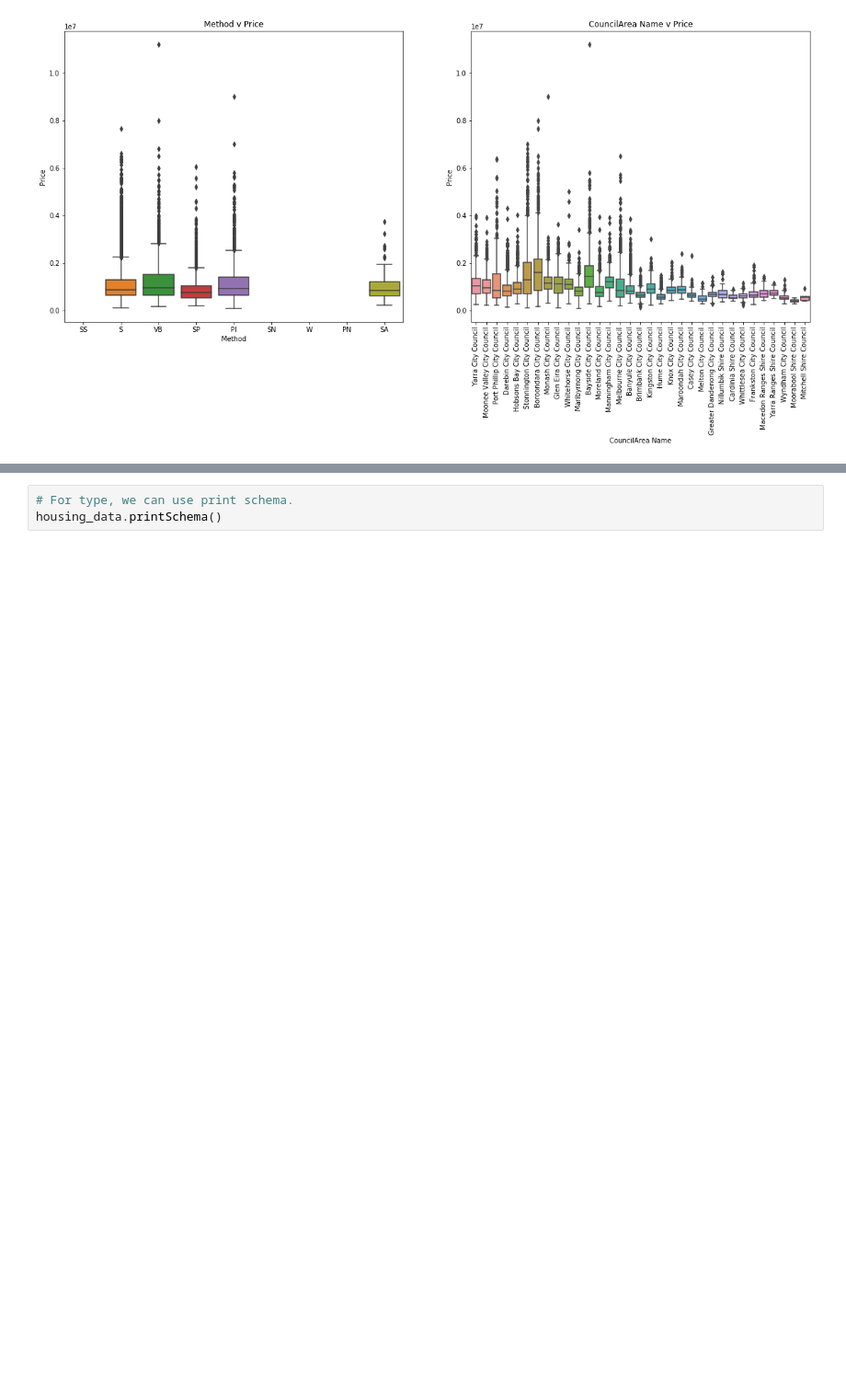
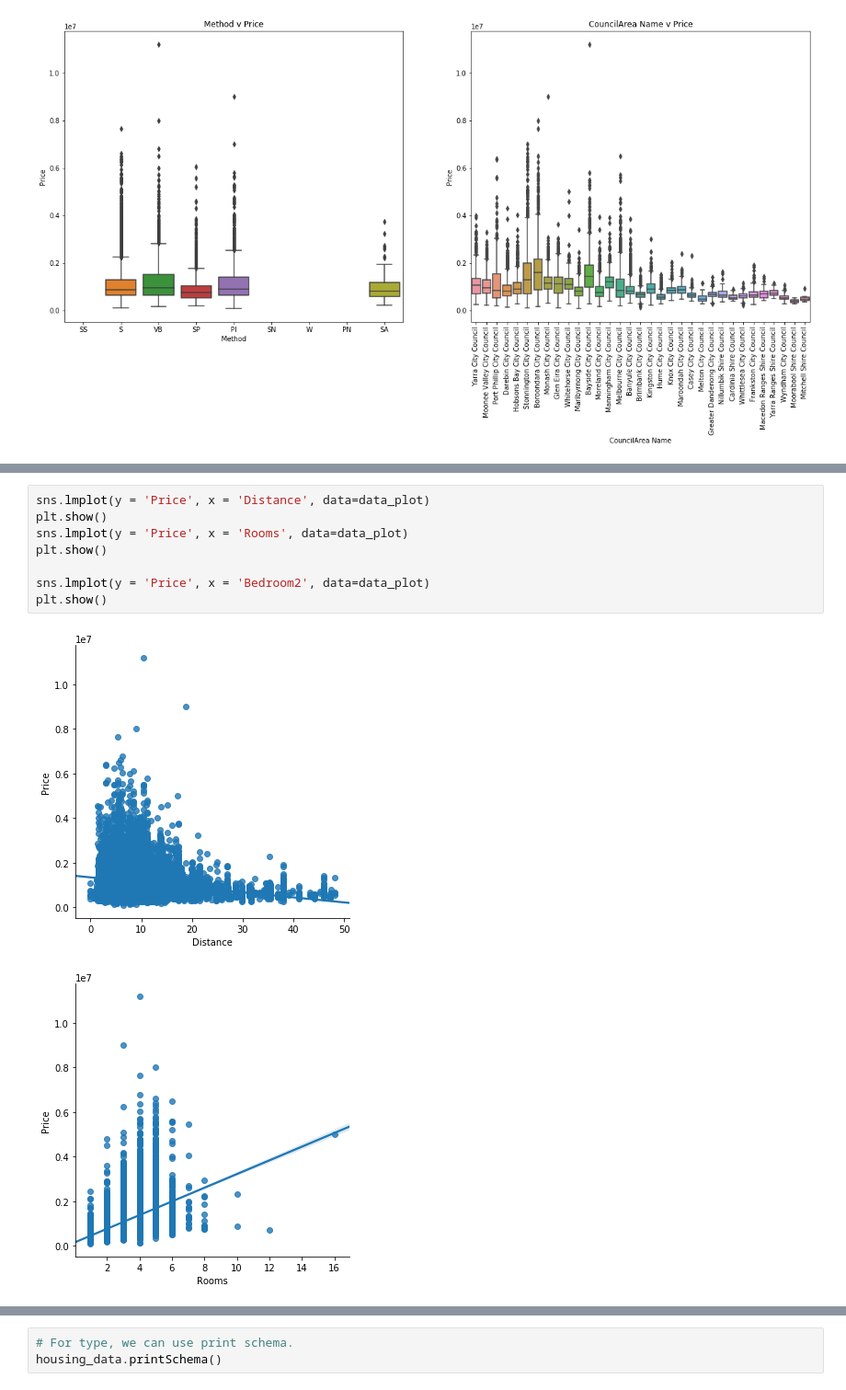
Before and after one commit to misl938/BDAS_misl938, a Jupyter notebook: Iteration4_misl938.ipynb, the cells around one changed output, grey strips where cells are left out. Shown at 92% size. Drawn from its saved outputs; the diff is of its cells as text; blank space fills up the shorter version.

```diff
--- a/Iteration4_misl938.ipynb
+++ b/Iteration4_misl938.ipynb
@@ -273,0 +292,11 @@ plt.show()
+# %%
+sns.lmplot(y = 'Price', x = 'Distance', data=data_plot)
+plt.show()
+sns.lmplot(y = 'Price', x = 'Rooms', data=data_plot)
+plt.show()
+
+sns.lmplot(y = 'Price', x = 'Bedroom2', data=data_plot)
+plt.show()
+# %% [output]
+[figure, added]
+[figure, added]
```
Also changed, not shown: parts of 3 cells of this notebook.
